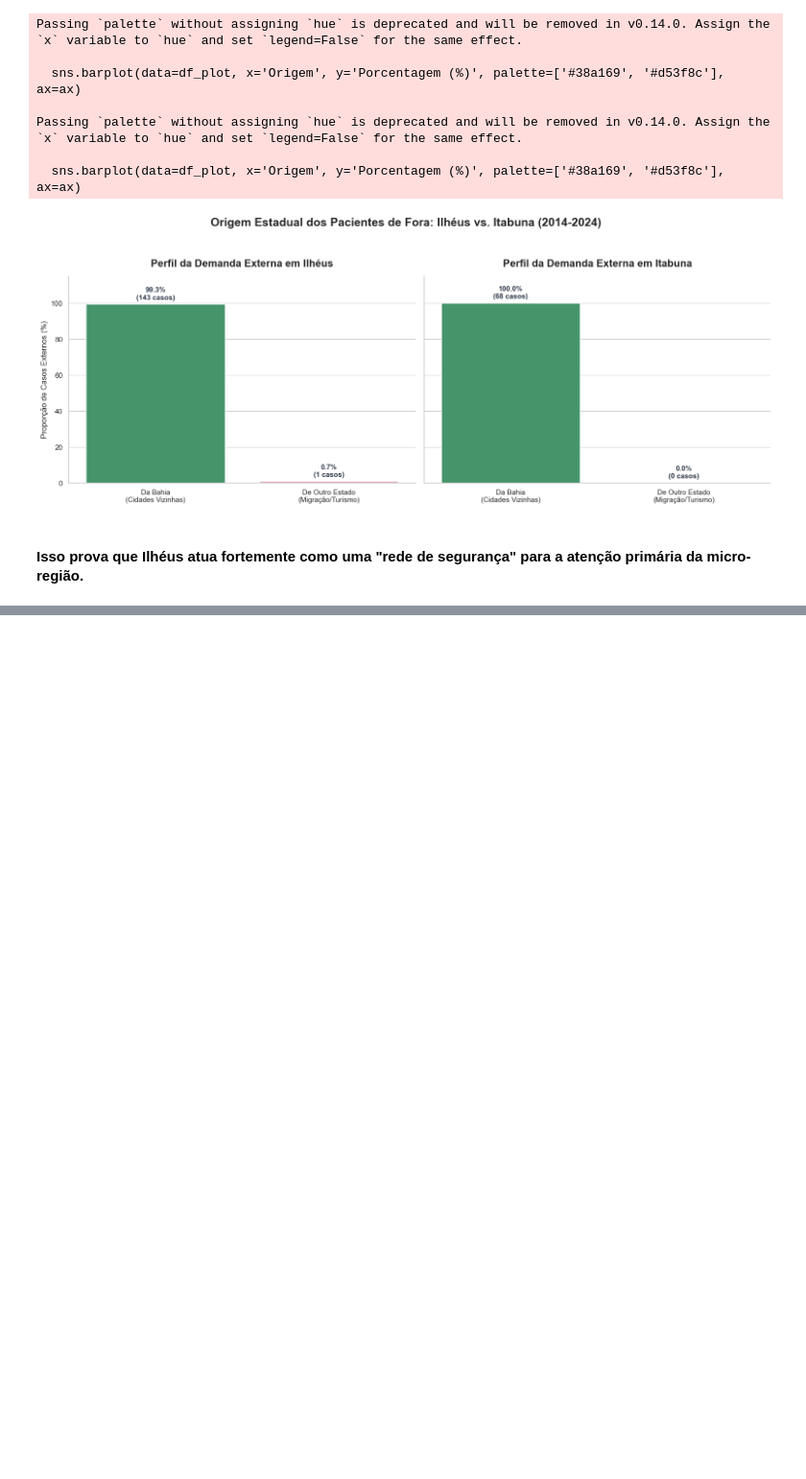
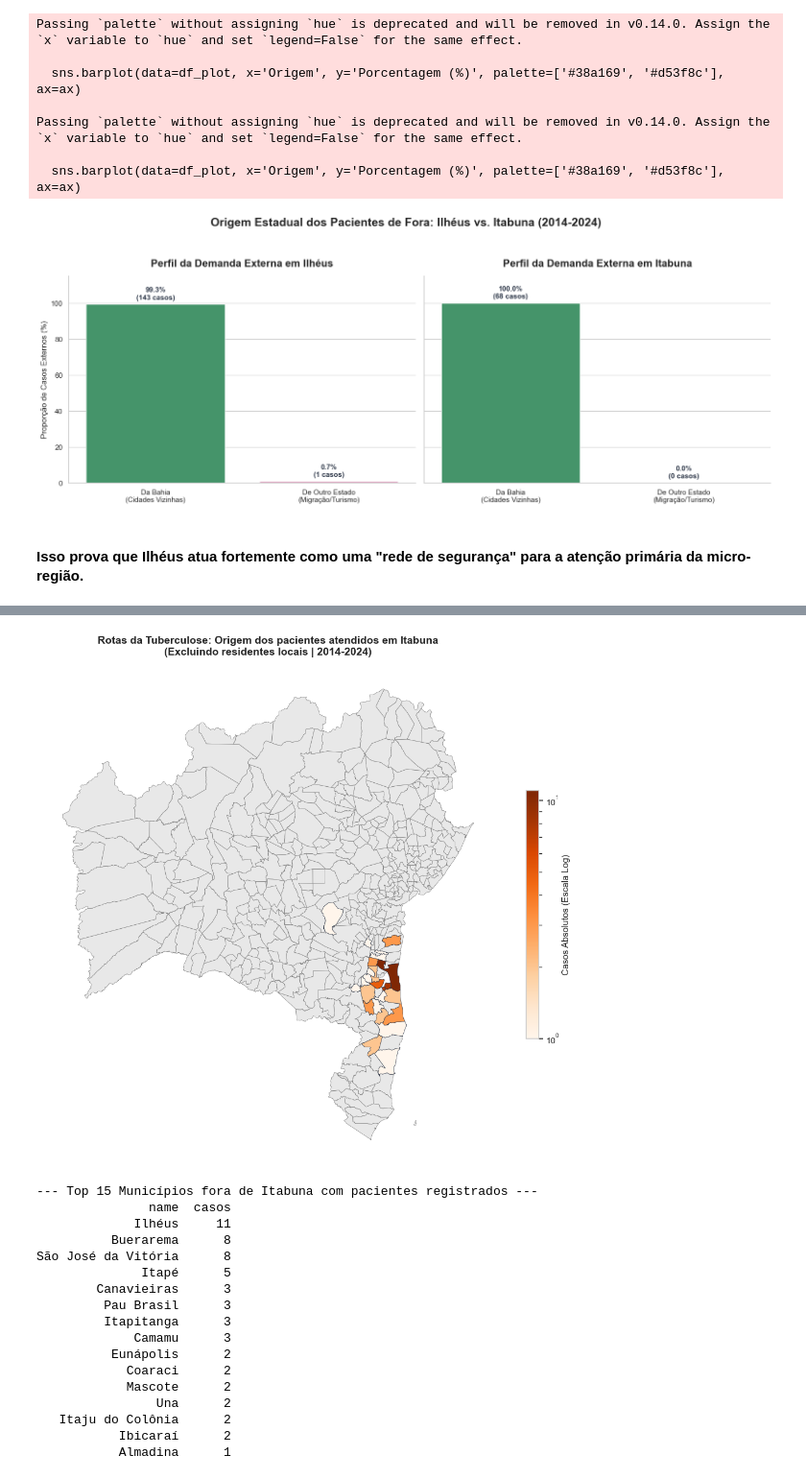
Before and after one commit to bcjesus-01/Analise-de-Dados-de-Tuberculose-DATASUS, a Jupyter notebook: notebooks/06_Análise_Geoespacial.ipynb, the cells around one changed output, grey strips where cells are left out. Shown at 96% size. Drawn from its saved outputs; the diff is of its cells as text; code cells hidden in the pictures; blank space fills up the shorter version.

```diff
--- a/notebooks/06_Análise_Geoespacial.ipynb
+++ b/notebooks/06_Análise_Geoespacial.ipynb
@@ -351,0 +501,80 @@ Passing `palette` without assigning `hue` is deprecated and will be removed in v
+# %%
+# ==============================================================================
+# MAPA: ITABUNA
+# ==============================================================================
+cidade_alvo = 'Itabuna'
+codigo_alvo = '291480'
+cor_mapa = 'Oranges'
+
+# Pega apenas quem foi notificado em Itabuna
+df_cidade = df[df['Municipio_Notificacao'] == codigo_alvo].copy()
+
+# Conta o volume de casos por município de residência
+atendidos = (
+    df_cidade.groupby('Municipio_Residencia')
+    .size()
+    .reset_index(name='casos')
+    .sort_values('casos', ascending=False)
+)
+
+# Carrega a malha da Bahia novamente para o novo mapa
+url_geo = "https://raw.githubusercontent.com/tbrugz/geodata-br/master/geojson/geojs-29-mun.json"
+gdf = gpd.read_file(url_geo)
+gdf['id_6'] = gdf['id'].astype(str).str[:6]
+
+# Une os dados
+gdf = gdf.merge(atendidos, left_on='id_6', right_on='Municipio_Residencia', how='left')
+gdf['casos'] = gdf['casos'].fillna(0)
+
+# Exclui Itabuna
+gdf_fora = gdf[gdf['id_6'] != codigo_alvo]
+gdf_sem = gdf_fora[gdf_fora['casos'] == 0]
+gdf_com = gdf_fora[gdf_fora['casos'] > 0]
+
+# Renderização
+fig, ax = plt.subplots(figsize=(12, 10))
+
+gdf_sem.plot(ax=ax, color='#e8e8e8', linewidth=0.5, edgecolor='gray')
+
+if not gdf_com.empty:
+    gdf_com.plot(
+        column='casos',
+        cmap=cor_mapa,
+        norm=LogNorm(vmin=1, vmax=gdf_com['casos'].max()),
+        linewidth=0.5,
+        edgecolor='#2d3748',
+        legend=True,
+        ax=ax,
+        legend_kwds={'shrink': 0.5, 'label': 'Casos Absolutos (Escala Log)'}
+    )
+
+ax.set_title(f'Rotas da Tuberculose: Origem dos pacientes atendidos em {cidade_alvo}\n(Excluindo residentes locais | 2014-2024)',
+             fontsize=14, fontweight='bold', pad=15)
+ax.axis('off')
+plt.tight_layout()
+plt.show()
+
+# Top 15 Relatório
+print(f"\n--- Top 15 Municípios fora de {cidade_alvo} com pacientes registrados ---")
+top = gdf_com[['name', 'casos']].sort_values('casos', ascending=False).head(15)
+top['casos'] = top['casos'].astype(int)
+print(top.to_string(index=False))
+# %% [output]
+[figure, added]
+--- Top 15 Municípios fora de Itabuna com pacientes registrados ---
+               name  casos
+             Ilhéus     11
+          Buerarema      8
+São José da Vitória      8
+              Itapé      5
+        Canavieiras      3
+         Pau Brasil      3
+         Itapitanga      3
+             Camamu      3
+          Eunápolis      2
+            Coaraci      2
+            Mascote      2
+                Una      2
+   Itaju do Colônia      2
+           Ibicaraí      2
+           Almadina      1
```
Also changed, not shown: parts of 6 cells of this notebook, 8 other files.
